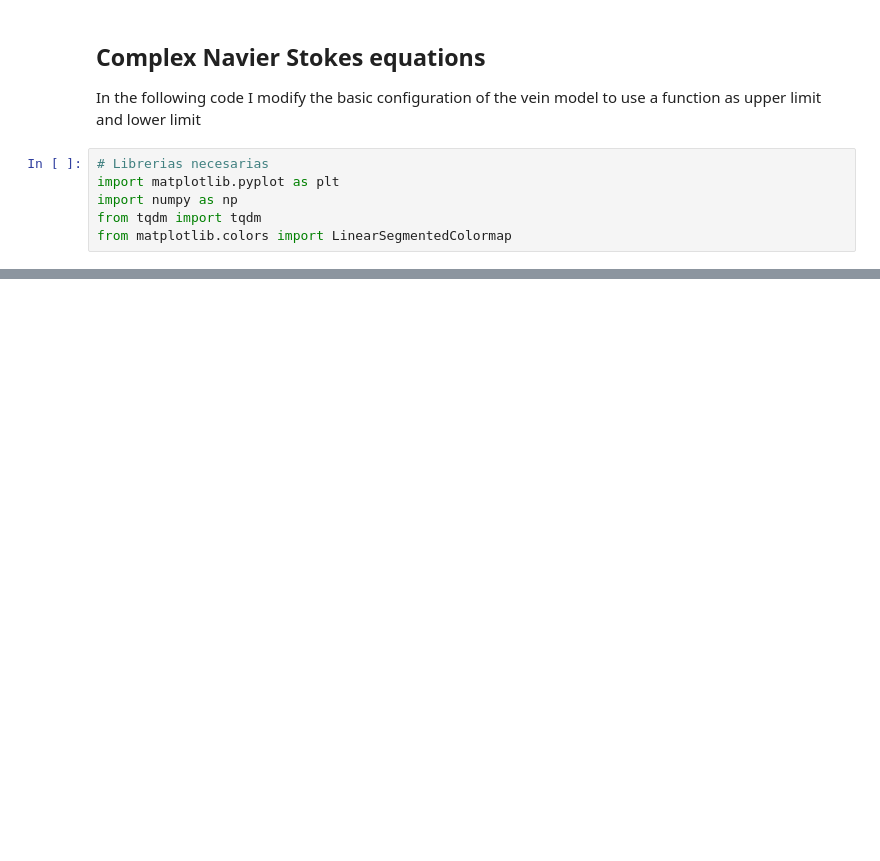
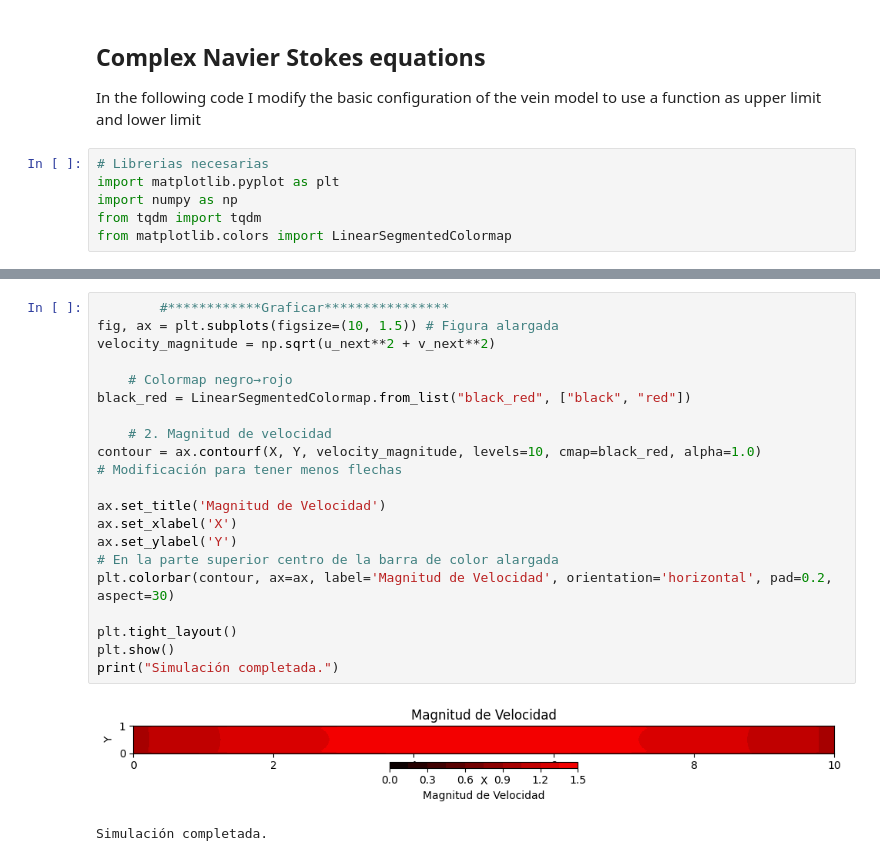
Before and after one commit to LuisPablo54/Algoritmos-bioinspirados, a Jupyter notebook: Proyecto_MHD/Complex_Navier-Stokes_equations.ipynb, the cells around one changed output, grey strips where cells are left out. Drawn from its saved outputs; the diff is of its cells as text; blank space fills up the shorter version.

```diff
--- a/Proyecto_MHD/Complex_Navier-Stokes_equations.ipynb
+++ b/Proyecto_MHD/Complex_Navier-Stokes_equations.ipynb
@@ -175,0 +154,24 @@ Simulación completada.
+# %%
+        #************Graficar****************
+fig, ax = plt.subplots(figsize=(10, 1.5)) # Figura alargada
+velocity_magnitude = np.sqrt(u_next**2 + v_next**2)
+
+    # Colormap negro→rojo
+black_red = LinearSegmentedColormap.from_list("black_red", ["black", "red"])
+
+    # 2. Magnitud de velocidad
+contour = ax.contourf(X, Y, velocity_magnitude, levels=10, cmap=black_red, alpha=1.0)
+# Modificación para tener menos flechas
+
+ax.set_title('Magnitud de Velocidad')
+ax.set_xlabel('X')
+ax.set_ylabel('Y')
+# En la parte superior centro de la barra de color alargada
+plt.colorbar(contour, ax=ax, label='Magnitud de Velocidad', orientation='horizontal', pad=0.2, aspect=30)
+
+plt.tight_layout()
+plt.show()
+print("Simulación completada.")
+# %% [output]
+[figure, added]
+Simulación completada.
```
Also changed, not shown: parts of 4 cells of this notebook, 5 other files.
